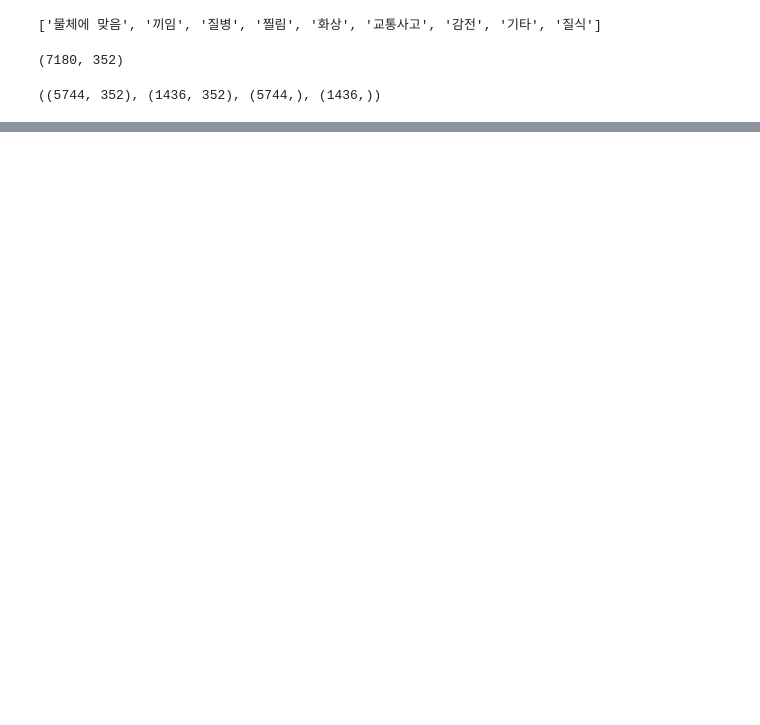
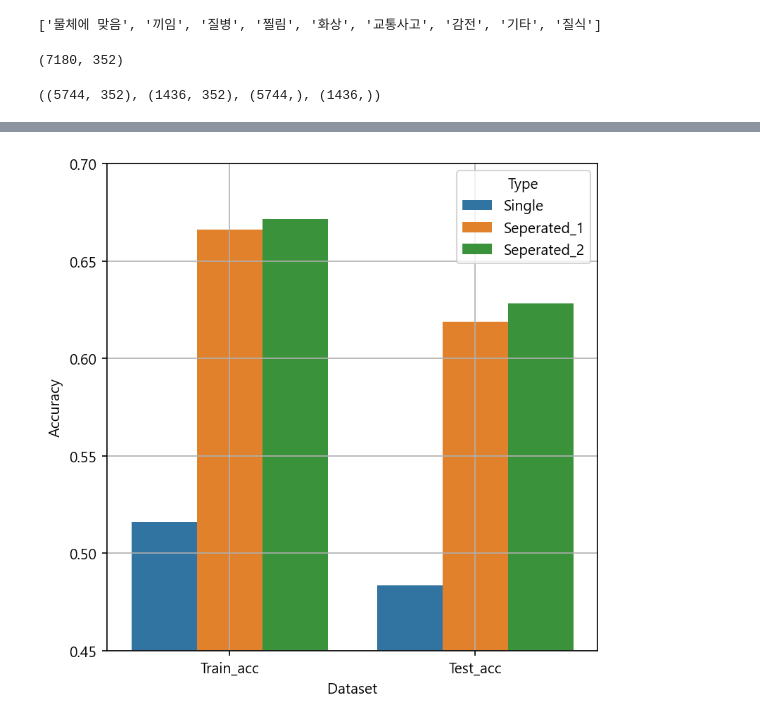
Before and after one commit to hyk2202/mega_final_project, a Jupyter notebook: Python scripts/종속변수나눠서돌린거.ipynb, the cells around one changed output, grey strips where cells are left out. Drawn from its saved outputs; the diff is of its cells as text; code cells hidden in the pictures; blank space fills up the shorter version.

```diff
--- a/Python scripts/종속변수나눠서돌린거.ipynb
+++ b/Python scripts/종속변수나눠서돌린거.ipynb
@@ -770,0 +873,5 @@ XGBClassifier(base_score=None, booster=None, callbacks=None,
+# %%
+x['인적사고'] = y
+# %%
+x_train,x_test,y_train,y_test = my_train_test_split(x,'인적사고')
+x_train.shape, x_test.shape, y_train.shape, y_test.shape
@@ -770,0 +884,4 @@ XGBClassifier(base_score=None, booster=None, callbacks=None,
+# %%
+result_df.loc[2, 'Train_acc'] = model_sep2.score(x_train, y_train)
+result_df.loc[2, 'Test_acc'] = model_sep2.score(x_test, y_test)
+result_df.loc[2, 'Type'] = 'Seperated_2'
@@ -770,0 +895,3 @@ XGBClassifier(base_score=None, booster=None, callbacks=None,
+# %%
+result_df2 = result_df.melt(id_vars = 'Type', value_vars = ['Train_acc', 'Test_acc'])
+result_df2
@@ -770,0 +908,10 @@ XGBClassifier(base_score=None, booster=None, callbacks=None,
+# %%
+plt.figure(figsize = (6, 6), dpi = 150)
+sns.barplot(data = result_df2, y = 'value', x = 'variable', hue = 'Type')
+plt.grid()
+plt.ylabel("Accuracy")
+plt.xlabel("Dataset")
+plt.ylim((0.45, 0.7))
+plt.show()
+# %% [output]
+[figure, added]
```
Also changed, not shown: parts of 24 cells of this notebook, 2 other files.
